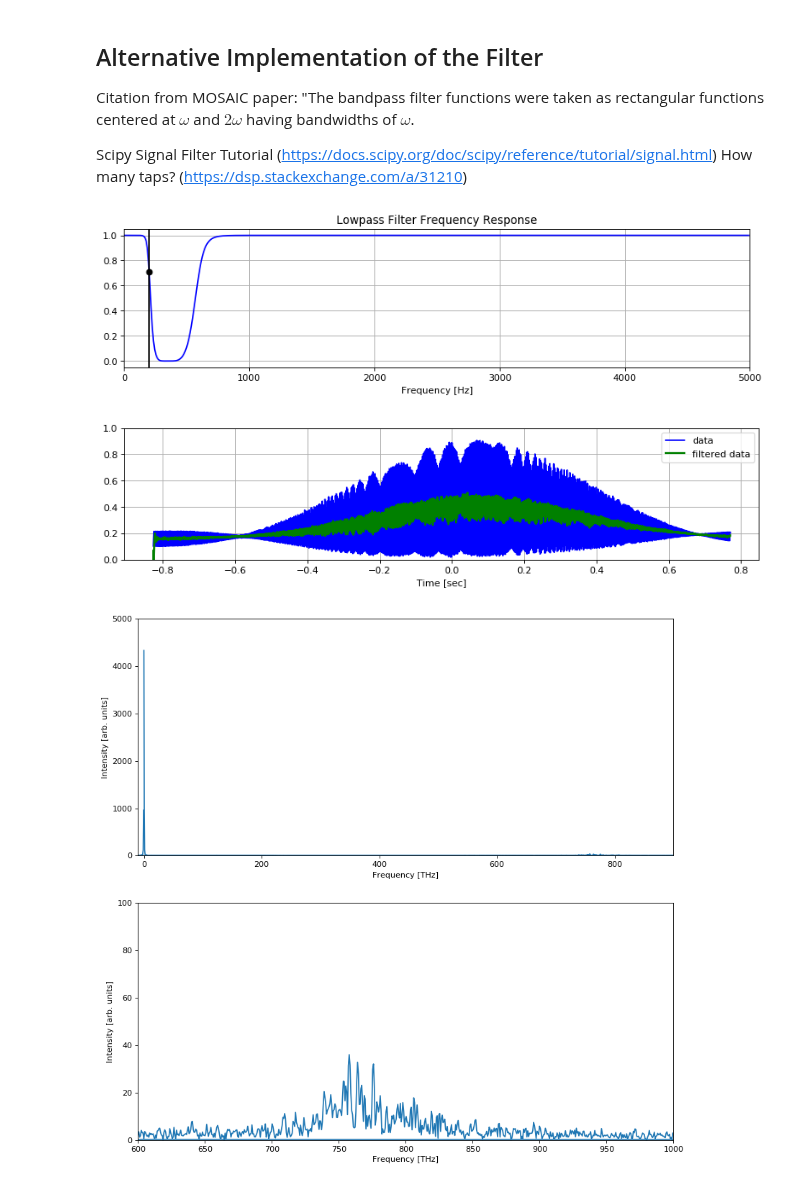
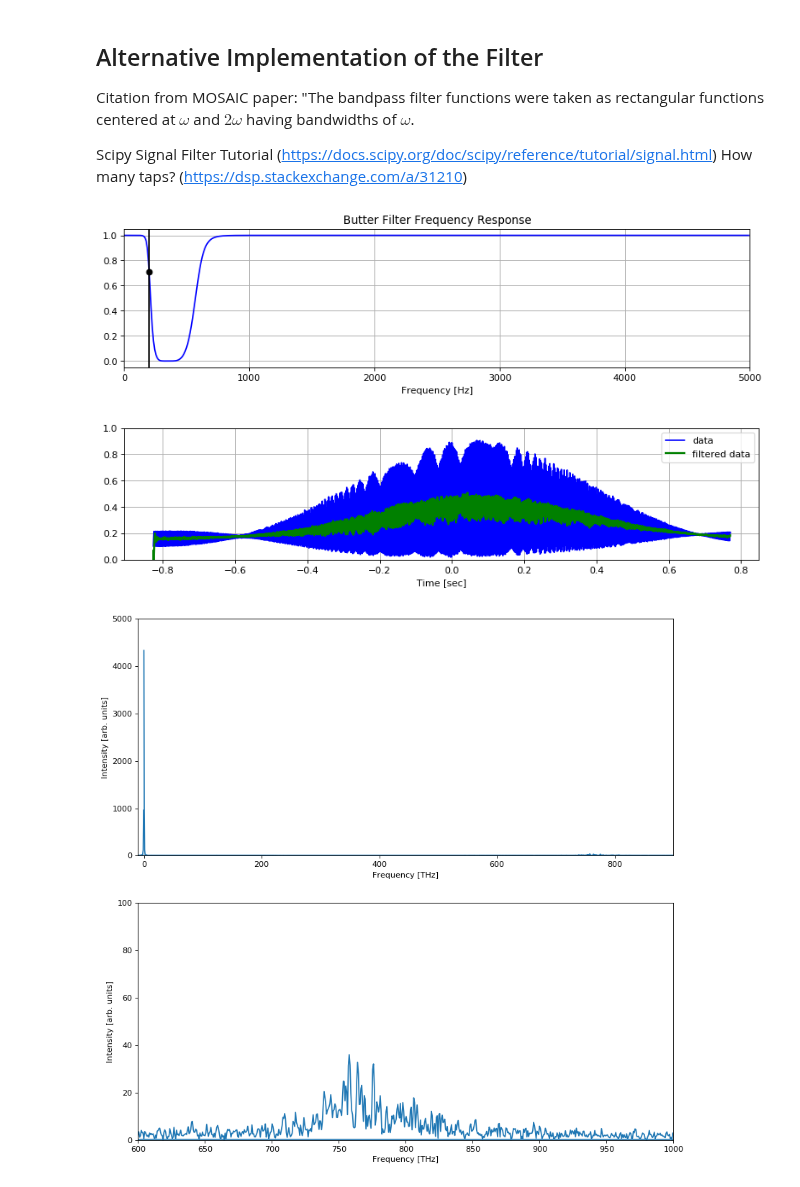
Before and after one commit to JKU-HFP/Chirp-Diagnostic, a Jupyter notebook: Evaluating_TiSa_ACF_Chirp.ipynb, the cells around one changed output. Drawn from its saved outputs; the diff is of its cells as text; code cells hidden in the pictures.

```diff
--- a/Evaluating_TiSa_ACF_Chirp.ipynb
+++ b/Evaluating_TiSa_ACF_Chirp.ipynb
@@ -130,6 +130,7 @@ def butter_1_filter(data, cutoff_1, cutoff_2, fs, order=5):
     b, a = butter_1(cutoff_1, cutoff_2, fs, order=5)
     y = signal.lfilter(b, a, data)
     return y
+
 
 
 # Filter requirements.
@@ -138,37 +139,37 @@ fs = 10000       # sample rate, Hz
 cutoff_1 = 200  # desired cutoff frequency of the filter, Hz
 cutoff_2 = 600  # desired cutoff frequency of the filter, Hz
 
 # Get the filter coefficients so we can check its frequency response.
 b, a = butter_1(cutoff_1, cutoff_2, fs, order)
 
 # Plot the frequency response.
 w, h = signal.freqz(b, a)
 plt.figure(figsize=(12, 6), dpi=80)
 plt.subplot(2, 1, 1)
 plt.plot(0.5*fs*w/np.pi, np.abs(h), 'b')
 plt.plot(cutoff_1, 0.5*np.sqrt(2), 'ko')
 plt.axvline(cutoff_1, color='k')
 plt.xlim(0, 0.5 * fs)
-plt.title("Lowpass Filter Frequency Response")
+plt.title("Butter Filter Frequency Response")
 plt.xlabel('Frequency [Hz]')
 plt.grid()
 
 # Filter the data, and plot both the original and filtered signals.
-y = butter_1_filter(data_linear_interp, cutoff_1, cutoff_2, fs, order)
+y_1 = butter_1_filter(data_linear_interp, cutoff_1, cutoff_2, fs, order)
 
 plt.figure(figsize=(12, 6), dpi=80)
 plt.subplot(2, 1, 2)
 plt.plot(interpolation_time, data_linear_interp, 'b-', label='data')
-plt.plot(interpolation_time, y, 'g-', linewidth=2, label='filtered data')
+plt.plot(interpolation_time, y_1, 'g-', linewidth=2, label='filtered data')
 plt.xlabel('Time [sec]')
 plt.ylim(0, 1)
 plt.grid()
 plt.legend()
 
 plt.subplots_adjust(hspace=0.35)
 plt.show()
 # %% [output]
-[figure, old version]
+[figure, new version]
 [figure]
 # %%
 # The FFT of the signal
```
Also changed, not shown: parts of 1 cell of this notebook.
